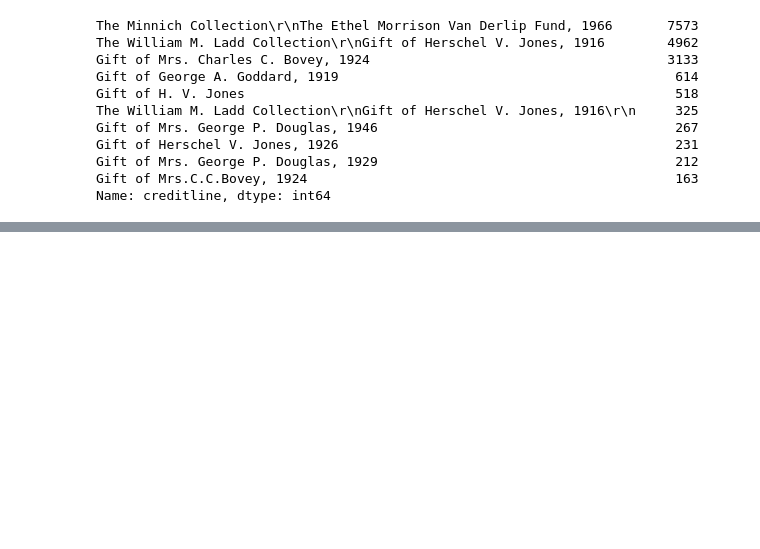
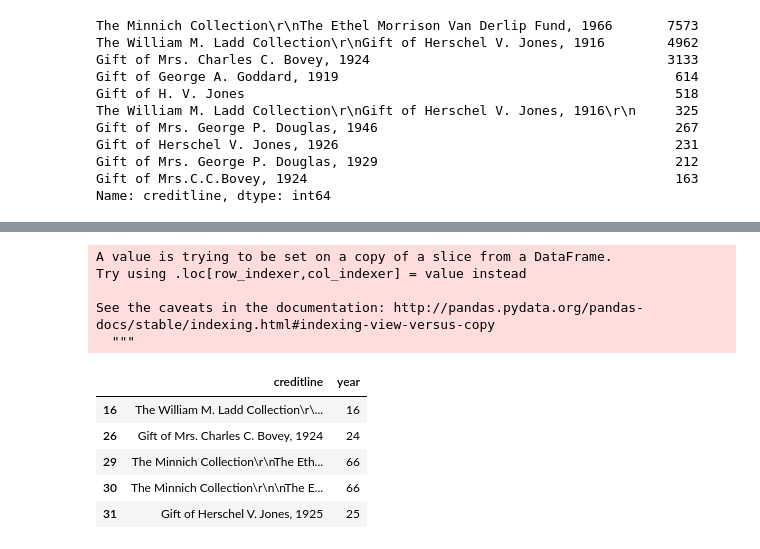
Before and after one commit to jackrapp/collection_map, a Jupyter notebook: accession_number_to_year.ipynb, the cells around one changed output, grey strips where cells are left out. Cells and saved outputs as stored; diff of their text form; code cells hidden in the pictures; blank space fills up the shorter version.

```diff
--- a/accession_number_to_year.ipynb
+++ b/accession_number_to_year.ipynb
@@ -116,0 +117,23 @@ Name: creditline, dtype: int64
+# %%
+# pull out only creditlines with years at the end
+creditlines_year = creditlines_df[creditlines_df['alpha']==True]
+
+# strip 19 from left side of year
+creditlines_year['year'] = creditlines_year['year'].map(lambda x: x[-2:])
+
+#drop alpha column from dataframe
+creditlines_year = creditlines_year.drop('alpha', axis=1)
+
+creditlines_year.head()
+# %% [output]
+A value is trying to be set on a copy of a slice from a DataFrame.
+Try using .loc[row_indexer,col_indexer] = value instead
+
+See the caveats in the documentation: http://pandas.pydata.org/pandas-docs/stable/indexing.html#indexing-view-versus-copy
+  """
+|  | creditline | year |
+| 16 | The William M. Ladd Collection\r\... | 16 |
+| 26 | Gift of Mrs. Charles C. Bovey, 1924 | 24 |
+| 29 | The Minnich Collection\r\nThe Eth... | 66 |
+| 30 | The Minnich Collection\r\n\nThe E... | 66 |
+| 31 | Gift of Herschel V. Jones, 1925 | 25 |
```
Also changed, not shown: parts of 33 cells of this notebook.
